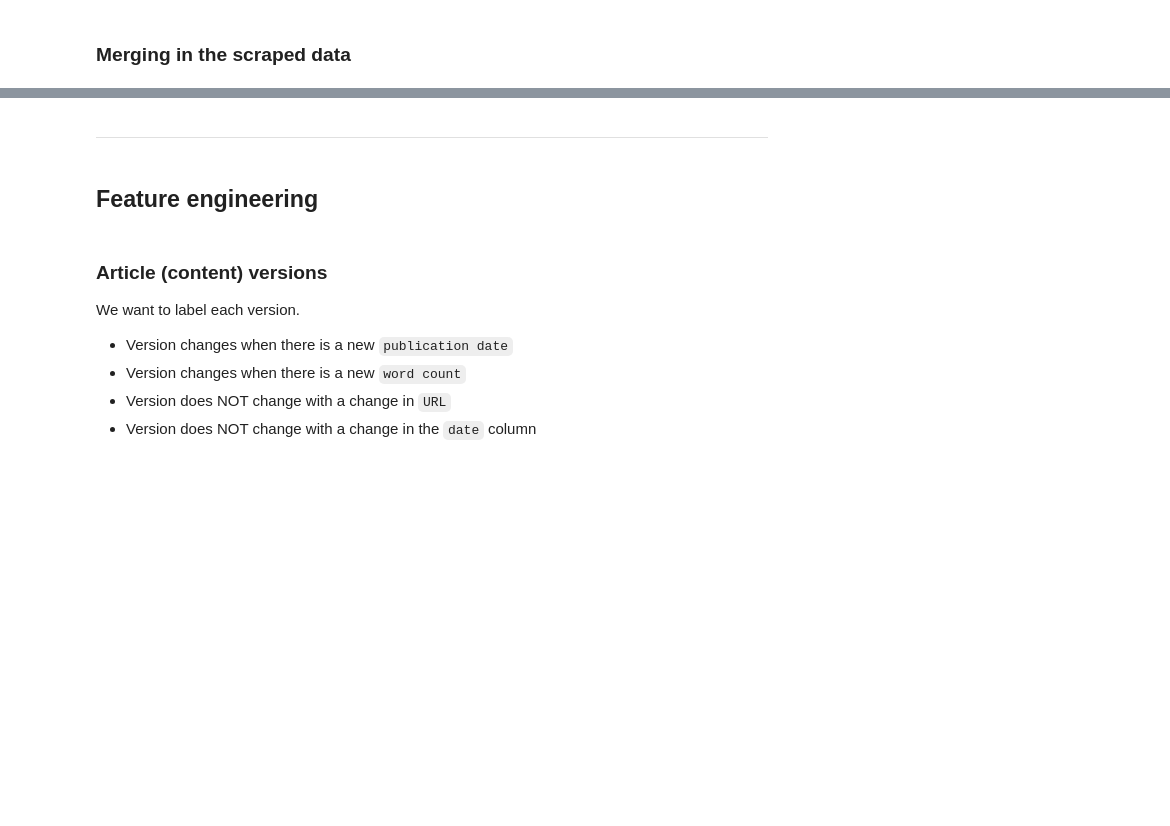
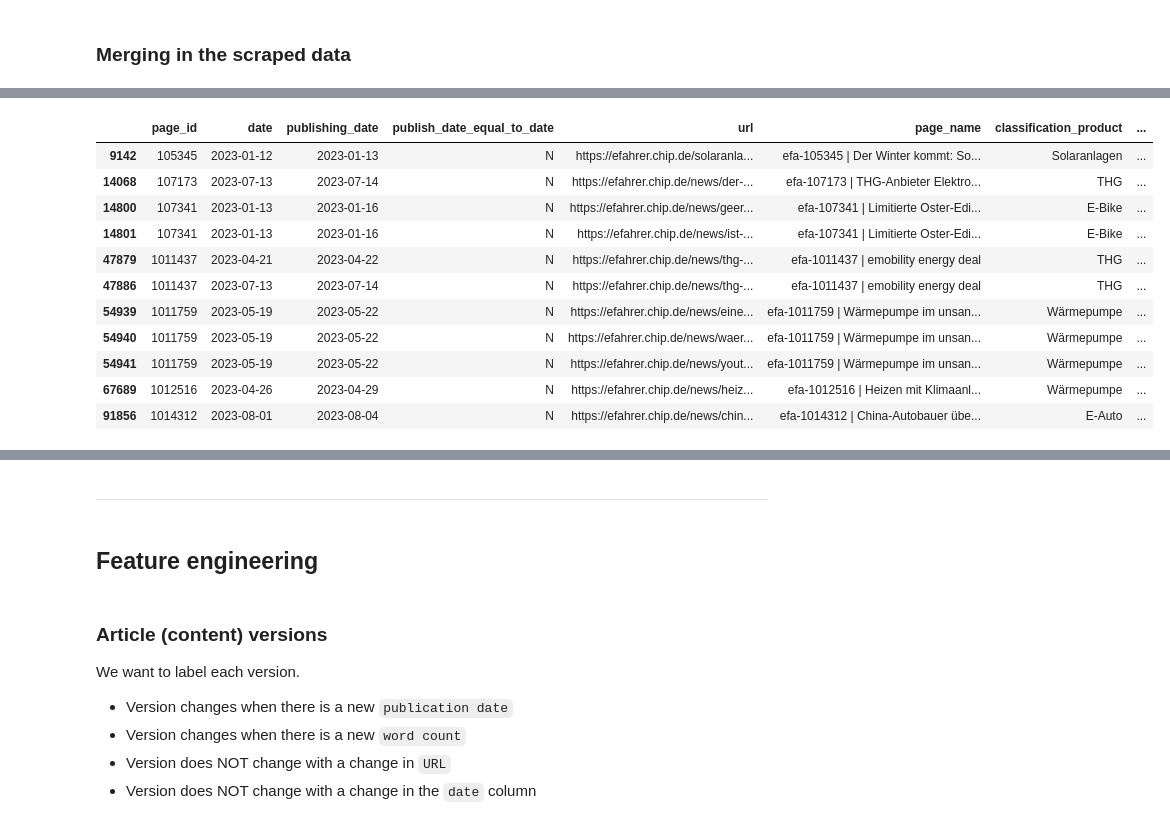
Before and after one commit to RenzoTorrecuso/d-drivers, a Jupyter notebook: notebooks/Cleaning-categorising-katja.ipynb, the cells around one changed output, grey strips where cells are left out. Drawn from its saved outputs; the diff is of its cells as text; code cells hidden in the pictures; blank space fills up the shorter version.

```diff
--- a/notebooks/Cleaning-categorising-katja.ipynb
+++ b/notebooks/Cleaning-categorising-katja.ipynb
@@ -130,0 +251,15 @@ mgn.matrix(df);
+# %%
+df[df.date < df.publishing_date]
+# %% [output]
+|  | page_id | date | publishing_date | publish_date_equal_to_date | url | page_name | classification_product | ... |
+| 9142 | 105345 | 2023-01-12 | 2023-01-13 | N | https://efahrer.chip.de/solaranla... | efa-105345 | Der Winter kommt: So... | Solaranlagen | ... |
+| 14068 | 107173 | 2023-07-13 | 2023-07-14 | N | https://efahrer.chip.de/news/der-... | efa-107173 | THG-Anbieter Elektro... | THG | ... |
+| 14800 | 107341 | 2023-01-13 | 2023-01-16 | N | https://efahrer.chip.de/news/geer... | efa-107341 | Limitierte Oster-Edi... | E-Bike | ... |
+| 14801 | 107341 | 2023-01-13 | 2023-01-16 | N | https://efahrer.chip.de/news/ist-... | efa-107341 | Limitierte Oster-Edi... | E-Bike | ... |
+| 47879 | 1011437 | 2023-04-21 | 2023-04-22 | N | https://efahrer.chip.de/news/thg-... | efa-1011437 | emobility energy deal | THG | ... |
+| 47886 | 1011437 | 2023-07-13 | 2023-07-14 | N | https://efahrer.chip.de/news/thg-... | efa-1011437 | emobility energy deal | THG | ... |
+| 54939 | 1011759 | 2023-05-19 | 2023-05-22 | N | https://efahrer.chip.de/news/eine... | efa-1011759 | Wärmepumpe im unsan... | Wärmepumpe | ... |
+| 54940 | 1011759 | 2023-05-19 | 2023-05-22 | N | https://efahrer.chip.de/news/waer... | efa-1011759 | Wärmepumpe im unsan... | Wärmepumpe | ... |
+| 54941 | 1011759 | 2023-05-19 | 2023-05-22 | N | https://efahrer.chip.de/news/yout... | efa-1011759 | Wärmepumpe im unsan... | Wärmepumpe | ... |
+| 67689 | 1012516 | 2023-04-26 | 2023-04-29 | N | https://efahrer.chip.de/news/heiz... | efa-1012516 | Heizen mit Klimaanl... | Wärmepumpe | ... |
+| 91856 | 1014312 | 2023-08-01 | 2023-08-04 | N | https://efahrer.chip.de/news/chin... | efa-1014312 | China-Autobauer übe... | E-Auto | ... |
```
Also changed, not shown: parts of 41 cells of this notebook, 2 other files.
